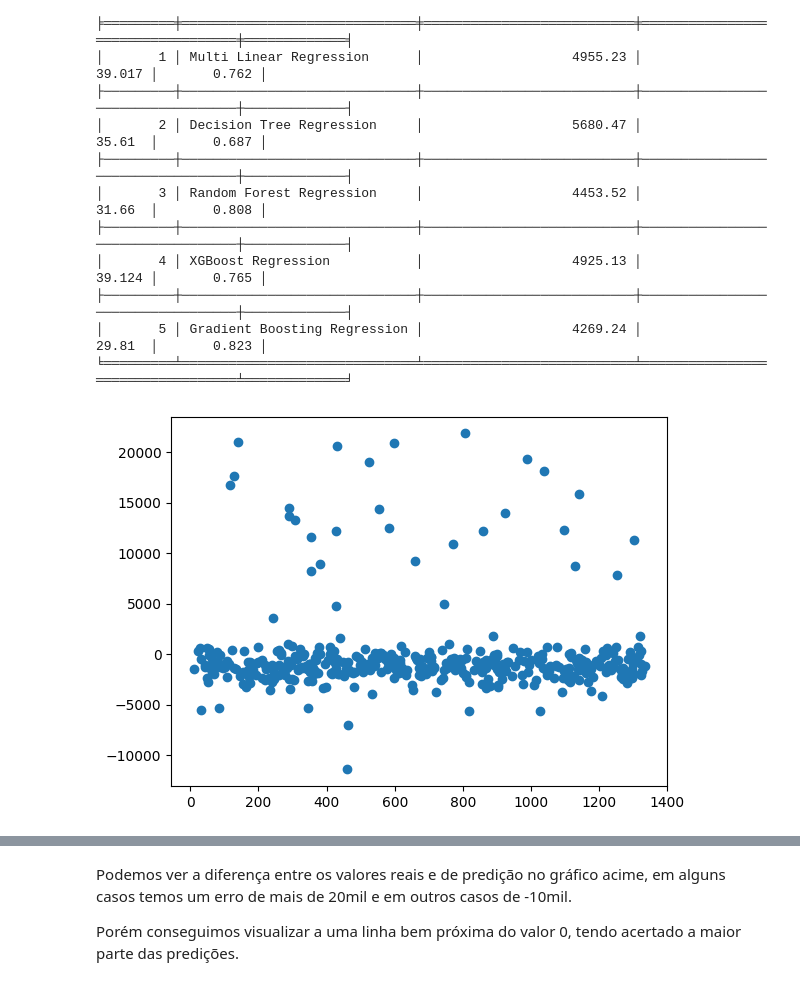
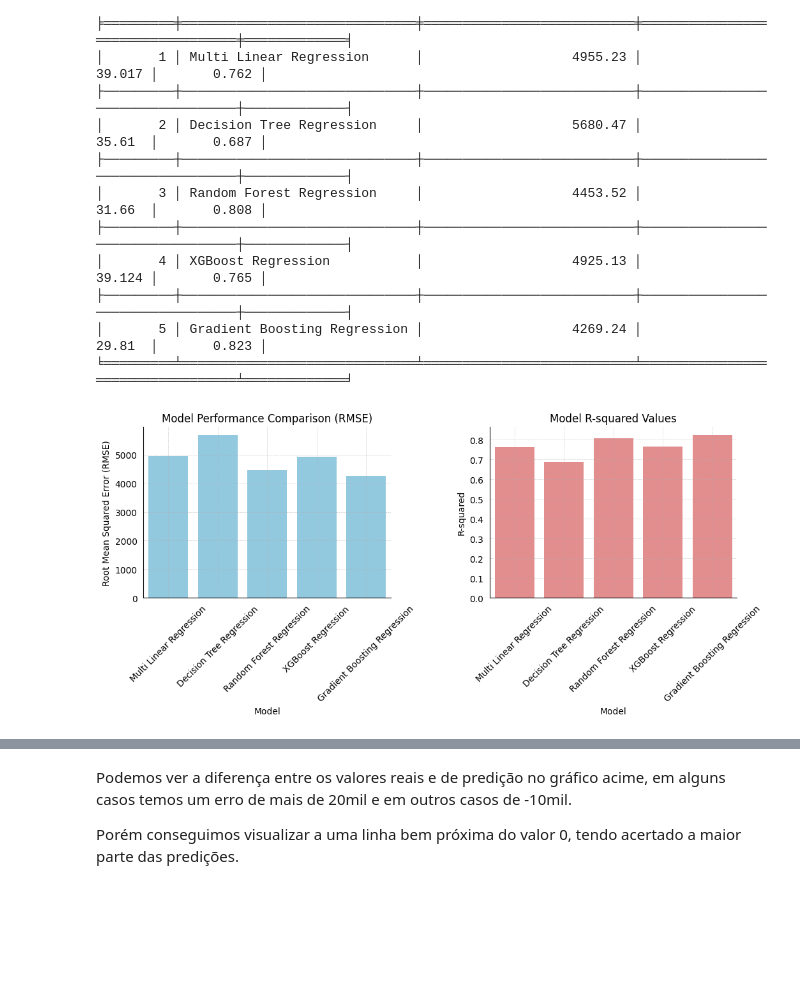
Before and after one commit to lucasfelipecdm/tech-challenge-fase-1, a Jupyter notebook: modeling/model_building_evaluation.ipynb, the cells around one changed output, grey strips where cells are left out. Drawn from its saved outputs; the diff is of its cells as text; code cells hidden in the pictures; blank space fills up the shorter version.

Commit message:
Add new charts to show r2 and rmse results

```diff
--- a/modeling/model_building_evaluation.ipynb
+++ b/modeling/model_building_evaluation.ipynb
@@ -236,7 +236,32 @@ print(tabulate(table, headers = 'firstrow', tablefmt = 'fancy_grid'))
 ├─────────┼──────────────────────────────┼───────────────────────────┼──────────────────────────────────┼─────────────┤
 │       5 │ Gradient Boosting Regression │                   4269.24 │                           29.81  │       0.823 │
 ╘═════════╧══════════════════════════════╧═══════════════════════════╧══════════════════════════════════╧═════════════╛
-# %%
-g=plt.plot(y_test - y_pred, marker='o', linestyle='')
-# %% [output]
-[figure, removed]
+# %%
+plt.figure(figsize=(12, 8))
+gridspec = plt.GridSpec(2, 2, wspace=0.4, hspace=0.3)
+
+ax1 = plt.subplot(gridspec[0, 0])
+sns.barplot(x=model_rmse.keys(), y=model_rmse.values(), ax=ax1, color='skyblue')
+ax1.set_title('Model Performance Comparison (RMSE)', fontsize=12)
+ax1.set_xlabel('Model', fontsize=10)
+ax1.set_ylabel('Root Mean Squared Error (RMSE)', fontsize=10)
+plt.xticks(rotation=45)
+
+ax2 = plt.subplot(gridspec[0, 1])
+sns.barplot(x=model_r2.keys(), y=model_r2.values(), ax=ax2, color='lightcoral')
+ax2.set_title('Model R-squared Values', fontsize=12)
+ax2.set_xlabel('Model', fontsize=10)
+ax2.set_ylabel('R-squared', fontsize=10)
+plt.xticks(rotation=45)
+
+for ax in [ax1, ax2]:
+    ax.spines['top'].set_visible(False)
+    ax.spines['right'].set_visible(False)
+    ax.tick_params(bottom=False, left=False)
+    ax.grid(True, linestyle='--', alpha=0.6, which='both', linewidth=0.5)
+
+plt.tight_layout()
+
+plt.show()
+# %% [output]
+[figure, added]
```
Also changed, not shown: parts of 1 cell of this notebook.
